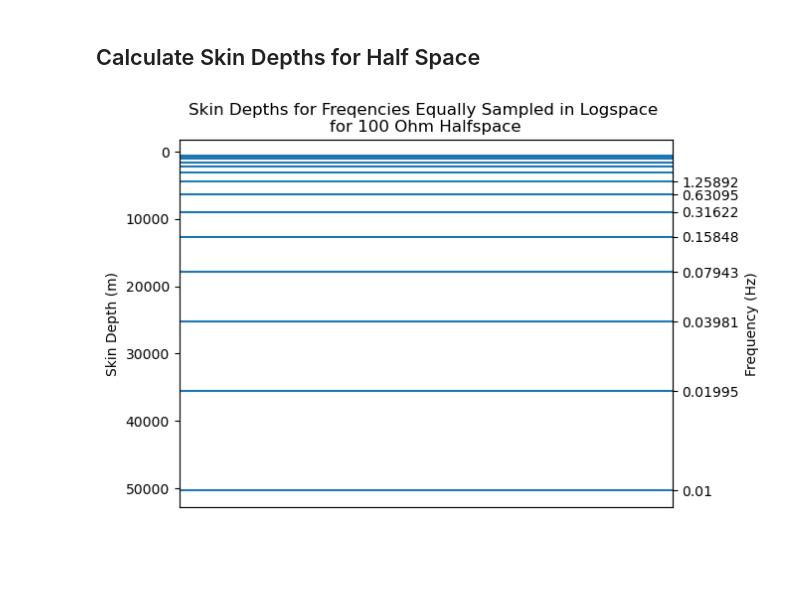
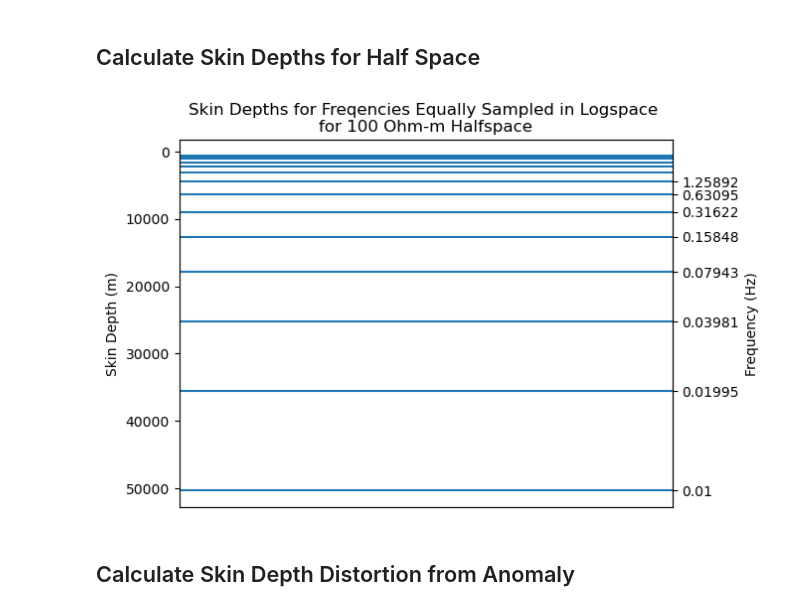
Before and after one commit to RylanDS7/MT-Freq-Spacing, a Jupyter notebook: skin_depth_tests.ipynb, the cells around one changed output. Saved outputs shown, nothing was run; the diff lists cells and outputs as text; code cells hidden in the pictures; blank space fills up the shorter version.

```diff
--- a/skin_depth_tests.ipynb
+++ b/skin_depth_tests.ipynb
@@ -25,27 +25,29 @@ plt.show()
 # %%
 rho = 100
 
 delta = 503 * np.sqrt(rho / freqs_sampled)
 
 fig, ax = plt.subplots()
 
 for d in delta:
     plt.axhline(d)
 
 plt.gca().invert_yaxis()
 
 
 freqs_sampled_trunc =  np.trunc(freqs_sampled * 10**5) / (10**5)
 ax2 = ax.twinx()
 ax2.set_ylim(ax.get_ylim())
 ax2.set_yticks(delta[:8], labels=freqs_sampled_trunc[:8])
 
 ax.set_ylabel('Skin Depth (m)')
 ax2.set_ylabel('Frequency (Hz)')
 ax.xaxis.set_visible(False)
 
-plt.title(f'Skin Depths for Freqencies Equally Sampled in Logspace \nfor {rho} Ohm Halfspace')
+plt.title(f'Skin Depths for Freqencies Equally Sampled in Logspace \nfor {rho} Ohm-m Halfspace')
 
 plt.show()
 # %% [output]
-[figure, old version]
+[figure, new version]
+# %% [markdown]
+## Calculate Skin Depth Distortion from Anomaly
```
Also changed, not shown: parts of 2 cells of this notebook.
